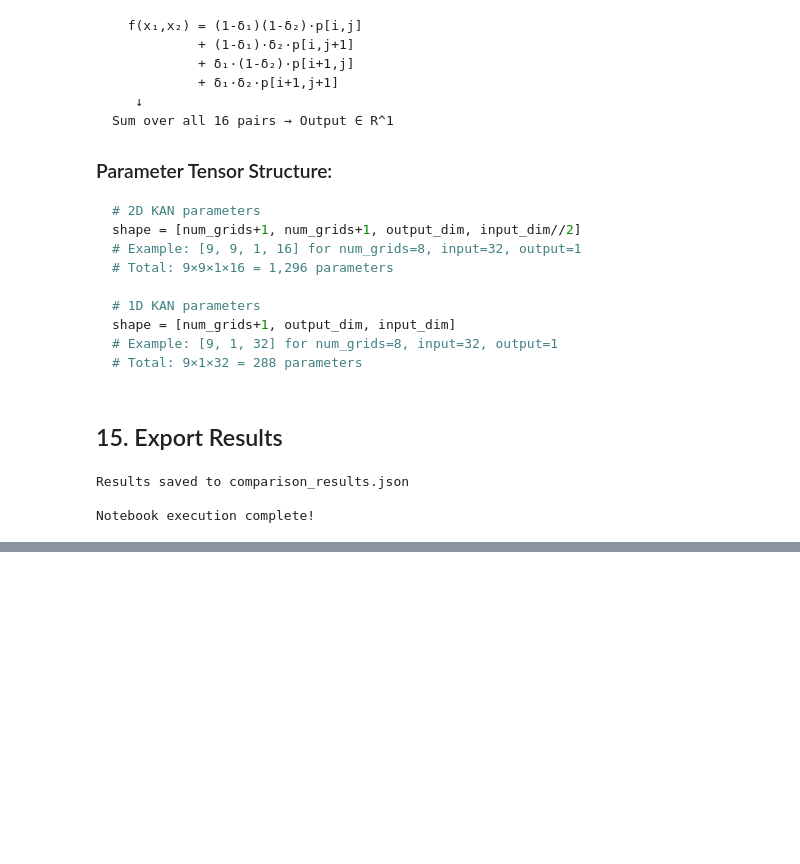
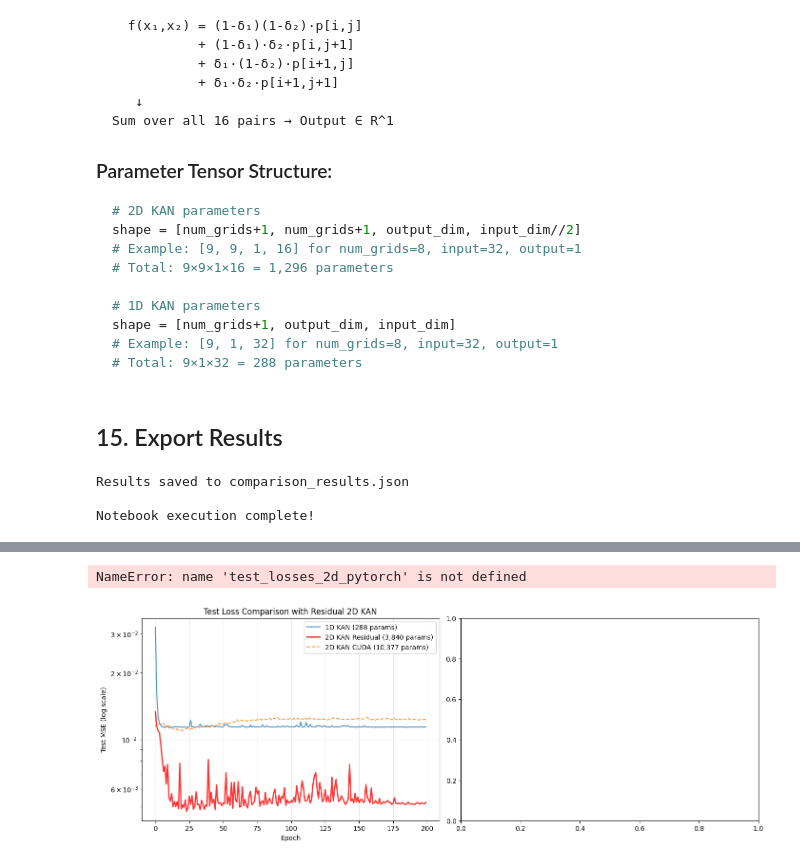
Before and after one commit to vlladyg/KAN_tryout, a Jupyter notebook: examples/example_1d_vs_2d_comparison.ipynb, the cells around one changed output, grey strips where cells are left out. Drawn from its saved outputs; the diff is of its cells as text; code cells hidden in the pictures; blank space fills up the shorter version.

```diff
--- a/examples/example_1d_vs_2d_comparison.ipynb
+++ b/examples/example_1d_vs_2d_comparison.ipynb
@@ -1183,0 +1240,10 @@ Notebook execution complete!
+# %%
+# Train the 2D KAN with Residual Connections using the same train_model function
+print("\nTraining 2D KAN with Residual Connections...")
+start_time = time.time()
+train_losses_res, test_losses_res, hessian_res = train_model(
+    model_2d_residual, train_x, train_y, test_x, test_y,
+    num_epochs=NUM_EPOCHS, model_name="2D KAN Residual"
+)
+time_res = time.time() - start_time
+print(f"2D KAN Residual training time: {time_res:.2f}s")
@@ -1183,0 +1263,58 @@ Notebook execution complete!
+# %%
+# Compare all models including the new residual variant
+fig, axes = plt.subplots(1, 2, figsize=(14, 5), layout='constrained')
+
+# Training curves comparison
+ax1 = axes[0]
+ax1.semilogy(test_losses_1d, label=f'1D KAN ({params_1d:,} params)', alpha=0.8)
+#ax1.semilogy(test_losses_2d_pytorch, label=f'2D KAN PyTorch ({params_2d_pytorch:,} params)', alpha=0.8)
+ax1.semilogy(test_losses_res, label=f'2D KAN Residual ({params_2d_residual:,} params)', alpha=0.8, linewidth=2, color='red')
+if model_2d is not None:
+    ax1.semilogy(test_losses_2d, label=f'2D KAN CUDA ({params_2d:,} params)', alpha=0.8, linestyle='--')
+ax1.set_xlabel('Epoch')
+ax1.set_ylabel('Test MSE (log scale)')
+ax1.set_title('Test Loss Comparison with Residual 2D KAN')
+ax1.legend()
+ax1.grid(True, alpha=0.3)
+
+# Final MSE bar chart
+ax2 = axes[1]
+models = ['1D KAN', '2D KAN\n(PyTorch)', '2D KAN\n(Residual)']
+mses = [test_losses_1d[-1], test_losses_2d_pytorch[-1], test_losses_res[-1]]
+params_list = [params_1d, params_2d_pytorch, params_2d_residual]
+colors = ['#3498db', '#2ecc71', '#e74c3c']
+
+if model_2d is not None:
+    models.append('2D KAN\n(CUDA)')
+    mses.append(test_losses_2d[-1])
+    params_list.append(params_2d)
+    colors.append('#9b59b6')
+
+bars = ax2.bar(models, mses, color=colors, alpha=0.8, edgecolor='black')
+
+# Add parameter counts on bars
+for bar, mse, params in zip(bars, mses, params_list):
+    ax2.text(bar.get_x() + bar.get_width()/2, bar.get_height() + 0.0005,
+             f'{mse:.4f}\n({params:,})', ha='center', va='bottom', fontsize=9)
+
+ax2.set_ylabel('Final Test MSE')
+ax2.set_title('Final Performance Comparison')
+ax2.set_ylim(0, max(mses) * 1.3)
+
+plt.savefig('comparison_with_residual.png', dpi=150, bbox_inches='tight')
+plt.show()
+
+print("\n" + "=" * 60)
+print("FINAL COMPARISON WITH RESIDUAL 2D KAN")
+print("=" * 60)
+print(f"{'Model':<25} {'Params':>12} {'MSE':>12} {'Time':>10}")
+print("-" * 60)
+print(f"{'1D KAN':<25} {params_1d:>12,} {test_losses_1d[-1]:>12.6f} {time_1d:>10.1f}s")
+print(f"{'2D KAN (PyTorch)':<25} {params_2d_pytorch:>12,} {test_losses_2d_pytorch[-1]:>12.6f} {time_2d_pytorch:>10.1f}s")
+print(f"{'2D KAN (Residual)':<25} {params_2d_residual:>12,} {test_losses_res[-1]:>12.6f} {time_res:>10.1f}s")
+if model_2d is not None:
+    print(f"{'2D KAN (CUDA)':<25} {params_2d:>12,} {test_losses_2d[-1]:>12.6f} {time_2d:>10.1f}s")
+print("=" * 60)
+# %% [output]
+NameError: name 'test_losses_2d_pytorch' is not defined
+[figure, added]
```
Also changed, not shown: parts of 6 cells of this notebook.
